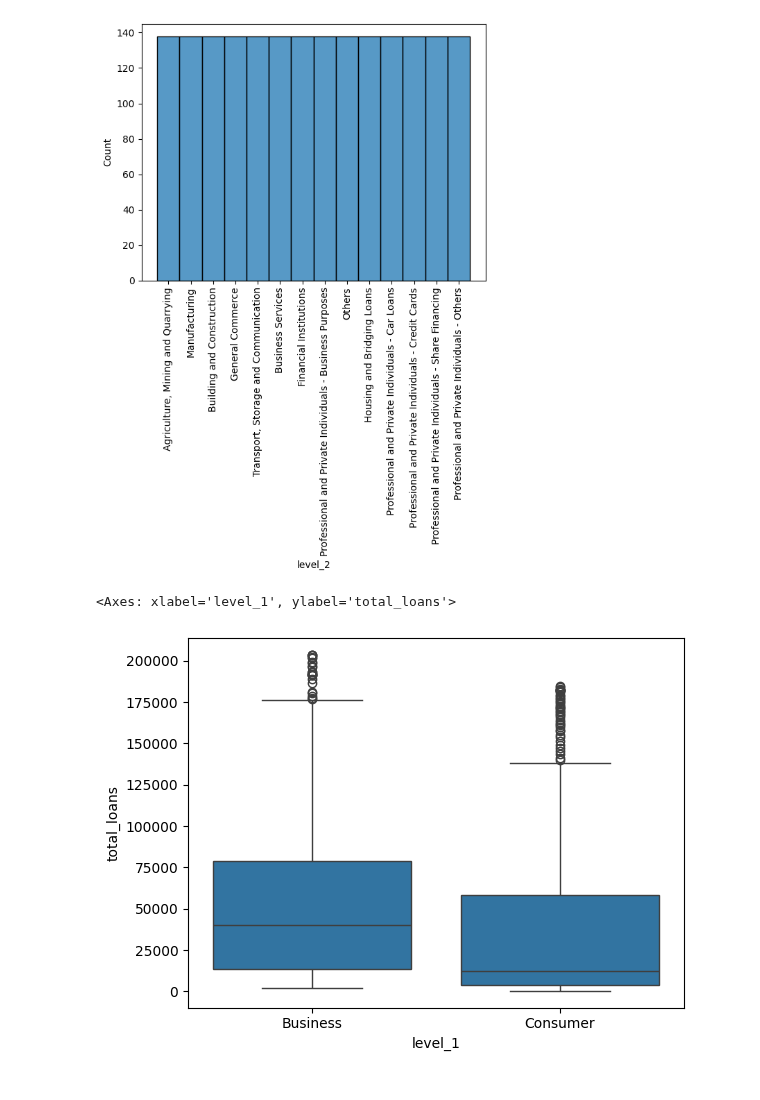
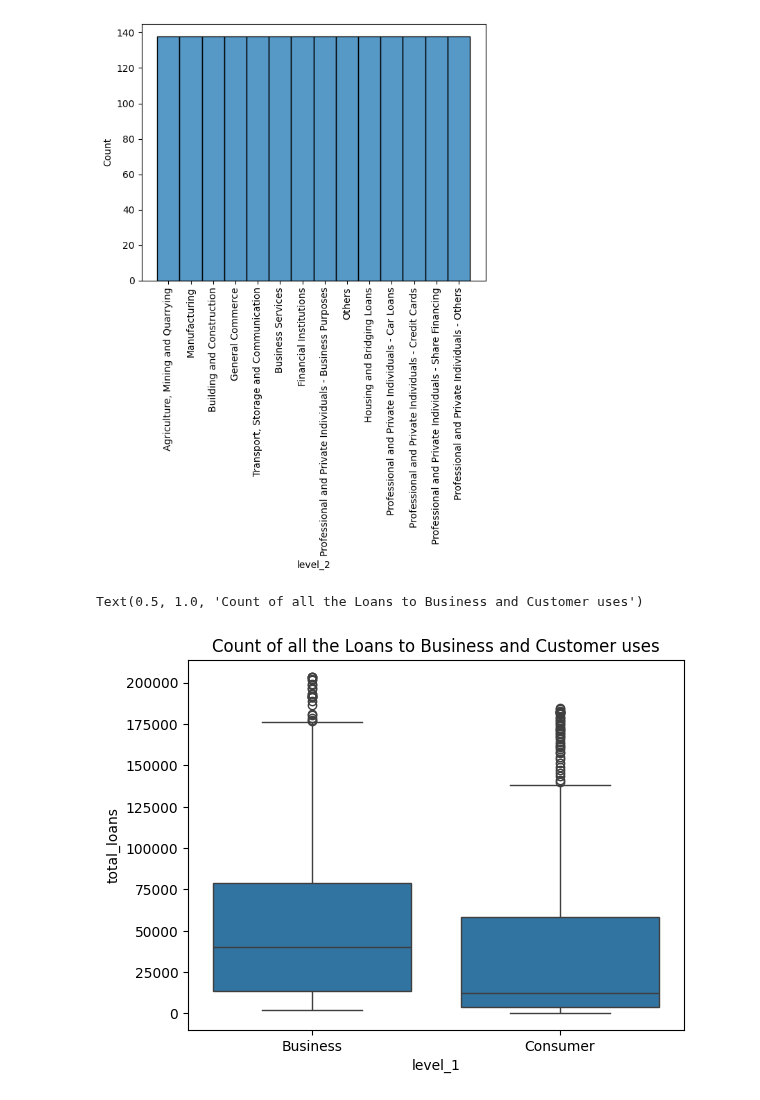
Before and after one commit to ChinSekYi/OpenAYEye, a Jupyter notebook: eda/src/EDA.ipynb, the cells around one changed output. Drawn from its saved outputs; the diff is of its cells as text; code cells hidden in the pictures.

```diff
--- a/eda/src/EDA.ipynb
+++ b/eda/src/EDA.ipynb
@@ -63,9 +88,10 @@ plt.show()
 # %%
 # Check if there are extreme values
 sns.boxplot(x = 'level_1', y = "total_loans", data = df)
+plt.title("Count of all the Loans to Business and Customer uses")
 # %% [output]
-<Axes: xlabel='level_1', ylabel='total_loans'>
+Text(0.5, 1.0, 'Count of all the Loans to Business and Customer uses')
-[figure, old version]
+[figure, new version]
 # %%
 # Check if there are extreme values
 medians = df.groupby("level_2")['total_loans'].median()
```
Also changed, not shown: parts of 9 cells of this notebook.
